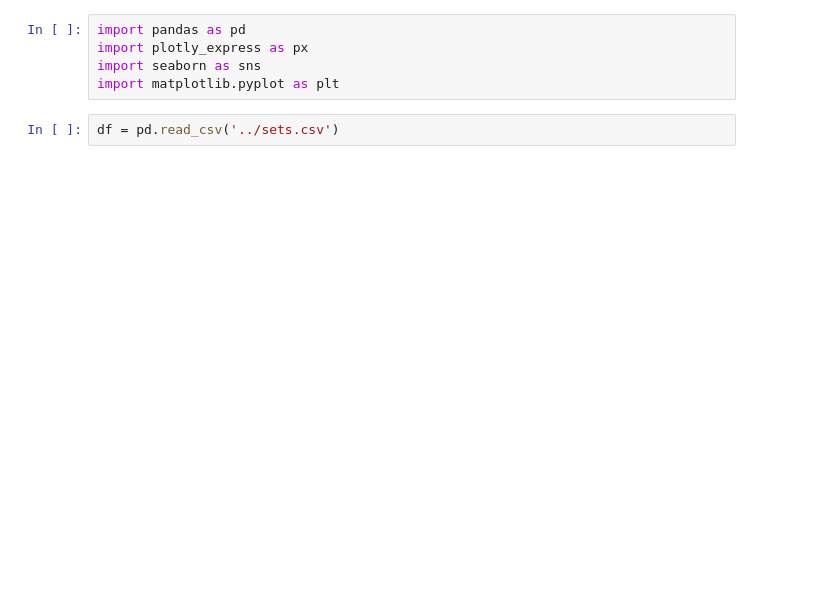
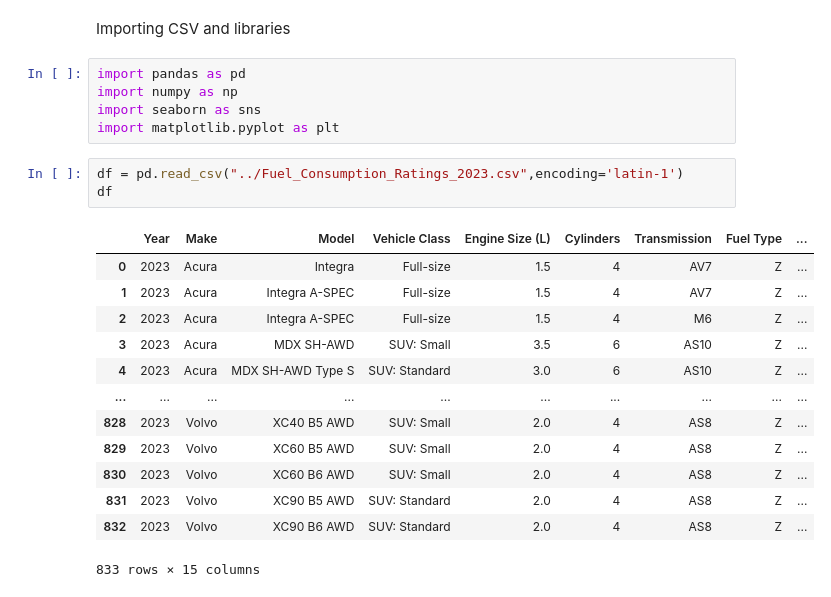
Before and after one commit to Hemipower/Render_EDA_triple_ten, a Jupyter notebook: Notebooks/eda.ipynb, the cells around one changed output. Saved outputs shown, nothing was run; the diff lists cells and outputs as text; blank space fills up the shorter version.

```diff
--- a/Notebooks/eda.ipynb
+++ b/Notebooks/eda.ipynb
@@ -1,7 +1,24 @@
+# %% [markdown]
+Importing CSV and libraries
 # %%
 import pandas as pd
-import plotly_express as px
+import numpy as np
 import seaborn as sns
 import matplotlib.pyplot as plt
 # %%
-df = pd.read_csv('../sets.csv')
+df = pd.read_csv("../Fuel_Consumption_Ratings_2023.csv",encoding='latin-1')
+df
+# %% [output]
+|  | Year | Make | Model | Vehicle Class | Engine Size (L) | Cylinders | Transmission | Fuel Type | ... |
+| 0 | 2023 | Acura | Integra | Full-size | 1.5 | 4 | AV7 | Z | ... |
+| 1 | 2023 | Acura | Integra A-SPEC | Full-size | 1.5 | 4 | AV7 | Z | ... |
+| 2 | 2023 | Acura | Integra A-SPEC | Full-size | 1.5 | 4 | M6 | Z | ... |
+| 3 | 2023 | Acura | MDX SH-AWD | SUV: Small | 3.5 | 6 | AS10 | Z | ... |
+| 4 | 2023 | Acura | MDX SH-AWD Type S | SUV: Standard | 3.0 | 6 | AS10 | Z | ... |
+| ... | ... | ... | ... | ... | ... | ... | ... | ... | ... |
+| 828 | 2023 | Volvo | XC40 B5 AWD | SUV: Small | 2.0 | 4 | AS8 | Z | ... |
+| 829 | 2023 | Volvo | XC60 B5 AWD | SUV: Small | 2.0 | 4 | AS8 | Z | ... |
+| 830 | 2023 | Volvo | XC60 B6 AWD | SUV: Small | 2.0 | 4 | AS8 | Z | ... |
+| 831 | 2023 | Volvo | XC90 B5 AWD | SUV: Standard | 2.0 | 4 | AS8 | Z | ... |
+| 832 | 2023 | Volvo | XC90 B6 AWD | SUV: Standard | 2.0 | 4 | AS8 | Z | ... |
+833 rows × 15 columns
```
Also changed, not shown: parts of 21 cells of this notebook, 2 other files.
